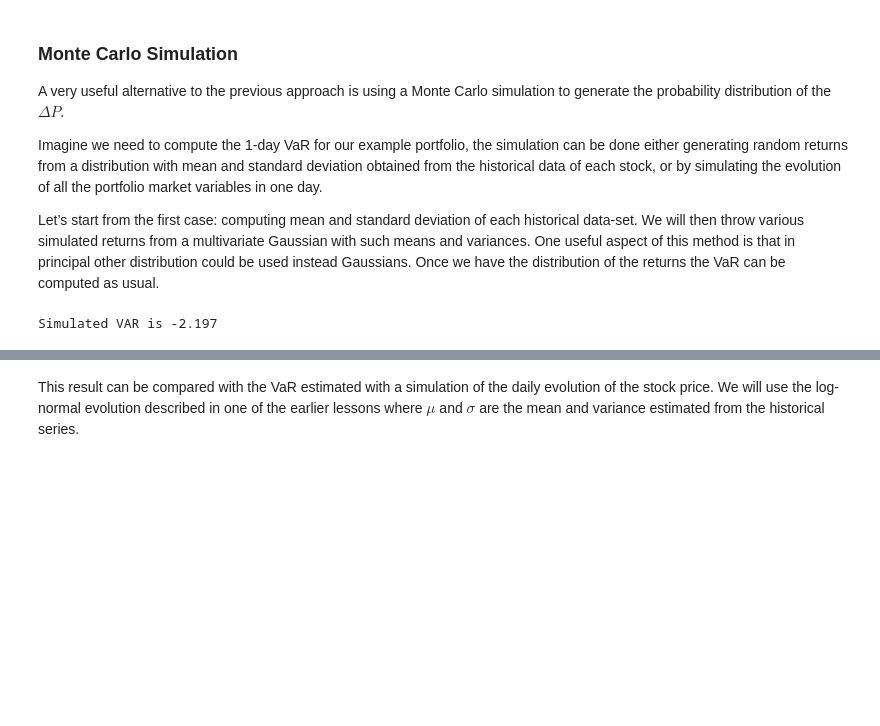
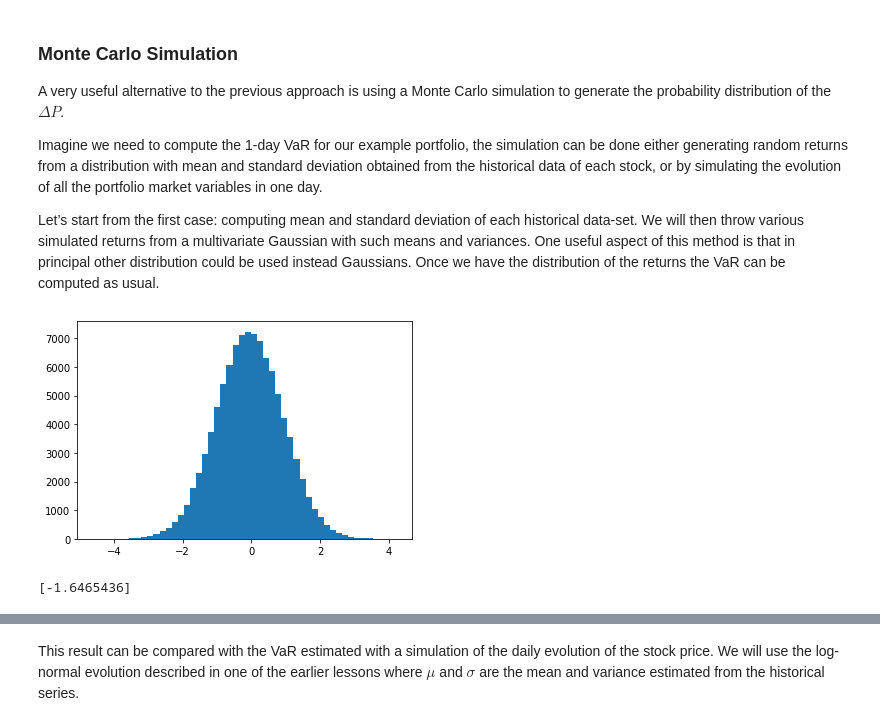
Before and after one commit to matteosan1/finance_course, a Jupyter notebook: lessons_2020/lesson7.ipynb, the cells around one changed output, grey strips where cells are left out. Cells and saved outputs as stored; diff of their text form; code cells hidden in the pictures; blank space fills up the shorter version.

```diff
--- a/lessons_2020/lesson7.ipynb
+++ b/lessons_2020/lesson7.ipynb
@@ -335,17 +370,21 @@ Let’s start from the first case: computing mean and standard deviation of each
 # %%
 # MC simulated VaR 1
 from scipy.stats import multivariate_normal
 
+np.random.seed(1)
 mean = [np.mean(aapl['rets']), np.mean(nflx['rets'])]
-cov = np.cov(aapl['rets'][1:], nflx['rets'][1:-1])
+cov = np.cov(aapl[1:]['rets'], nflx[2:]['rets'])
 
 mvnorm = multivariate_normal(mean=mean, cov=cov)
+trials = 100000
+rrets = mvnorm.rvs(size=trials)
+rets = []
+for x in rrets:
+    rets.append(current_value*(w.dot(x)))
 
-np.random.seed(1)
-n_sims = 100000
-sim_returns = mvnorm.rvs(n_sims)
-p_returns = [w.dot(s) for s in sim_returns]
-mc_var = portfolio_price * np.percentile(p_returns, 1)
-print('Simulated VAR is {:.3f}'.format(mc_var))
+plt.hist(rets, bins=50)
+plt.show()
+print (np.percentile(rets, [5]))
 # %% [output]
+[figure, added]
-Simulated VAR is -2.197
+[-1.6465436]
```
Also changed, not shown: parts of 38 cells of this notebook, 5 other files.
